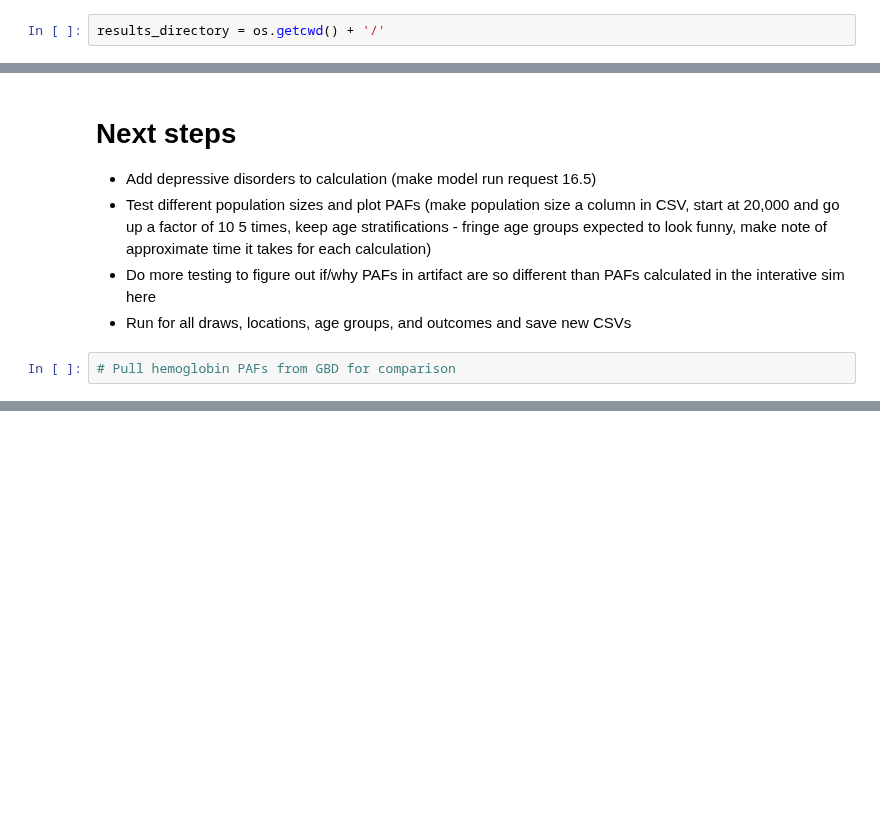
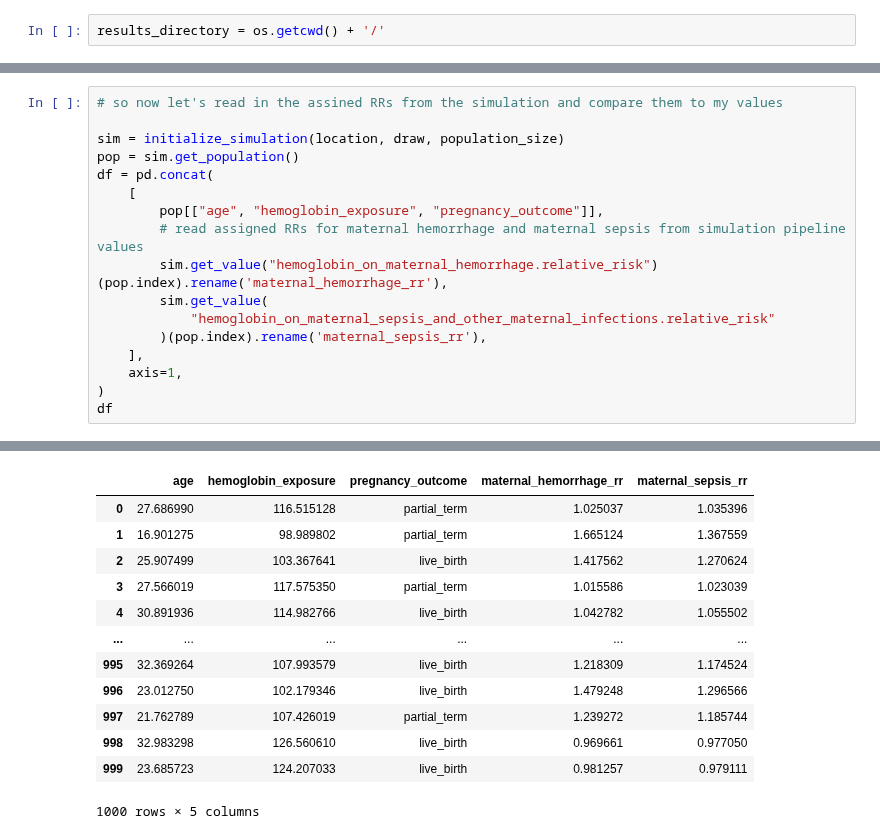
Before and after one commit to ihmeuw/vivarium_gates_mncnh, a Jupyter notebook: src/vivarium_gates_mncnh/data/hgb_pafs_maternal_disorders/function_tester.ipynb, the cells around one changed output, grey strips where cells are left out. Saved outputs shown, nothing was run; the diff lists cells and outputs as text; blank space fills up the shorter version.

Commit message:
intermediate save

```diff
--- a/src/vivarium_gates_mncnh/data/hgb_pafs_maternal_disorders/function_tester.ipynb
+++ b/src/vivarium_gates_mncnh/data/hgb_pafs_maternal_disorders/function_tester.ipynb
@@ -103,8 +62,18 @@ calculate_pafs(location, draw, population_size)
-# %% [markdown]
-# Next steps
-- Add depressive disorders to calculation (make model run request 16.5)
-- Test different population sizes and plot PAFs (make population size a column in CSV, start at 20,000 and go up a factor of 10 5 times, keep age stratifications - fringe age groups expected to look funny, make note of approximate time it takes for each calculation)
-- Do more testing to figure out if/why PAFs in artifact are so different than PAFs calculated in the interative sim here
-- Run for all draws, locations, age groups, and outcomes and save new CSVs
-# %%
-# Pull hemoglobin PAFs from GBD for comparison
+# %%
+# so now let's read in the assined RRs from the simulation and compare them to my values
+
+sim = initialize_simulation(location, draw, population_size)
+pop = sim.get_population()
+df = pd.concat(
+    [
+        pop[["age", "hemoglobin_exposure", "pregnancy_outcome"]],
+        # read assigned RRs for maternal hemorrhage and maternal sepsis from simulation pipeline values
+        sim.get_value("hemoglobin_on_maternal_hemorrhage.relative_risk")(pop.index).rename('maternal_hemorrhage_rr'),
+        sim.get_value(
+            "hemoglobin_on_maternal_sepsis_and_other_maternal_infections.relative_risk"
+        )(pop.index).rename('maternal_sepsis_rr'),
+    ],
+    axis=1,
+)
+df
+# %% [output]
@@ -110,0 +87,13 @@ calculate_pafs(location, draw, population_size)
+|  | age | hemoglobin_exposure | pregnancy_outcome | maternal_hemorrhage_rr | maternal_sepsis_rr |
+| 0 | 27.686990 | 116.515128 | partial_term | 1.025037 | 1.035396 |
+| 1 | 16.901275 | 98.989802 | partial_term | 1.665124 | 1.367559 |
+| 2 | 25.907499 | 103.367641 | live_birth | 1.417562 | 1.270624 |
+| 3 | 27.566019 | 117.575350 | partial_term | 1.015586 | 1.023039 |
+| 4 | 30.891936 | 114.982766 | live_birth | 1.042782 | 1.055502 |
+| ... | ... | ... | ... | ... | ... |
+| 995 | 32.369264 | 107.993579 | live_birth | 1.218309 | 1.174524 |
+| 996 | 23.012750 | 102.179346 | live_birth | 1.479248 | 1.296566 |
+| 997 | 21.762789 | 107.426019 | partial_term | 1.239272 | 1.185744 |
+| 998 | 32.983298 | 126.560610 | live_birth | 0.969661 | 0.977050 |
+| 999 | 23.685723 | 124.207033 | live_birth | 0.981257 | 0.979111 |
+1000 rows × 5 columns
```
Also changed, not shown: parts of 18 cells of this notebook, 2 other files.
